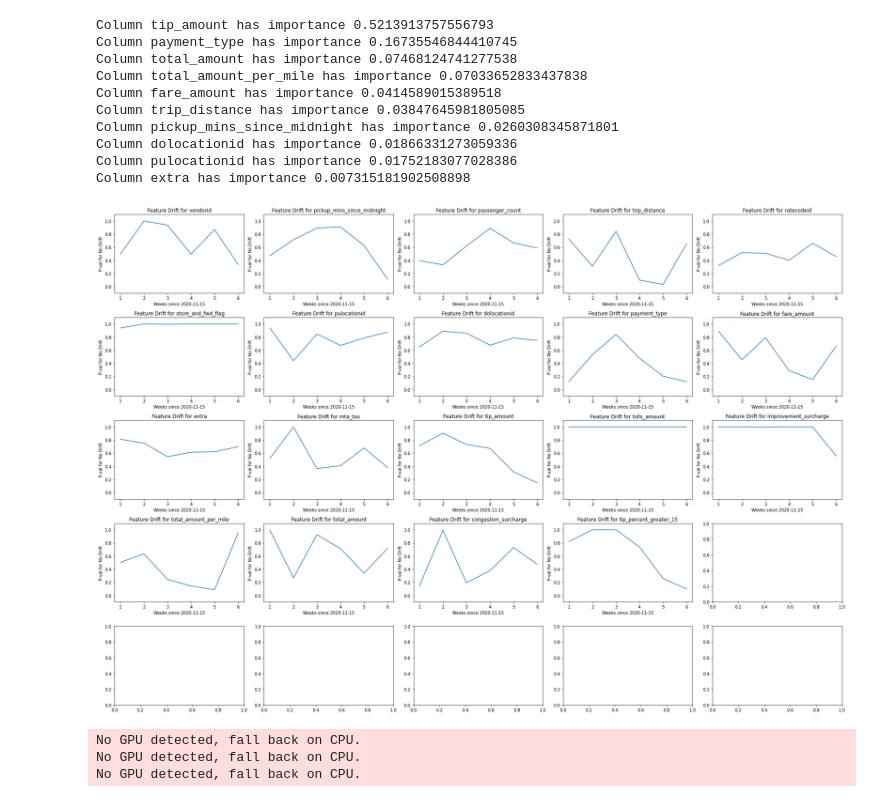
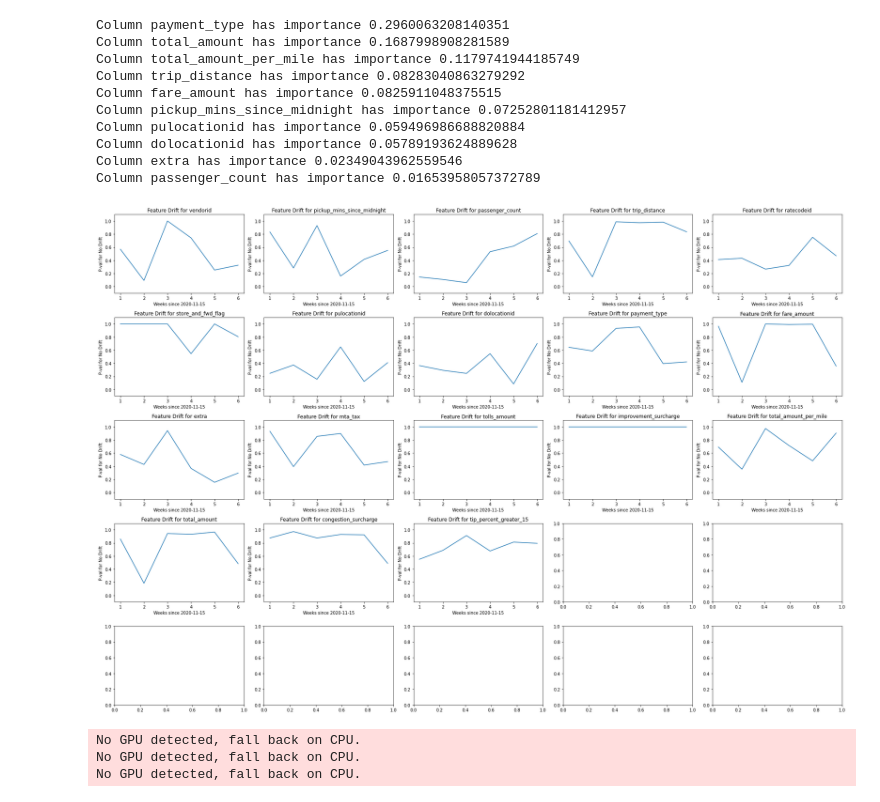
Before and after one commit to loglabs/ttb, a Jupyter notebook: model.ipynb, the cells around one changed output. Drawn from its saved outputs; the diff is of its cells as text; code cells hidden in the pictures.

```diff
--- a/model.ipynb
+++ b/model.ipynb
@@ -112,7 +114,6 @@ x_labels = [
        'pulocationid',
        'ratecodeid',
        'store_and_fwd_flag',
-       'tip_amount',
        'tolls_amount',
        'total_amount_per_mile',
        'total_amount',
@@ -129,14 +130,14 @@ name_and_importance.sort(key = itemgetter(1), reverse=True)
 for col_name, importance in name_and_importance[:10]:
     print(f"Column {col_name} has importance {importance}")
 # %% [output]
-Column tip_amount has importance 0.5213913757556793
-Column payment_type has importance 0.16735546844410745
-Column total_amount has importance 0.07468124741277538
-Column total_amount_per_mile has importance 0.07033652833437838
-Column fare_amount has importance 0.0414589015389518
-Column trip_distance has importance 0.03847645981805085
-Column pickup_mins_since_midnight has importance 0.0260308345871801
-Column dolocationid has importance 0.01866331273059336
-Column pulocationid has importance 0.01752183077028386
-Column extra has importance 0.007315181902508898
+Column payment_type has importance 0.2960063208140351
+Column total_amount has importance 0.1687998908281589
+Column total_amount_per_mile has importance 0.1179741944185749
+Column trip_distance has importance 0.08283040863279292
+Column fare_amount has importance 0.0825911048375515
+Column pickup_mins_since_midnight has importance 0.07252801181412957
+Column pulocationid has importance 0.059496986688820884
+Column dolocationid has importance 0.05789193624889628
+Column extra has importance 0.02349043962559546
+Column passenger_count has importance 0.01653958057372789
 # %%
@@ -156,5 +172,5 @@ def get_periodic_model_performance(
 # %%
-def plot_interweek_performance(
+def plot_feature_wise_interweek_performance(
     accessor_factory: AccessorFactory,
     model: ModelWrapperInterface,
     y_label: str):
@@ -162,16 +178,11 @@ def plot_interweek_performance(
     strftime_rep = '%Y-%m-%d'
 
     for ax, col_name in zip(axs.reshape(-1), df_data.columns):
-        '''
-            TODO(wangyujie): accelerate this using pd group by
-            df['ts'] = pd.to_datetime(df['tpep_pickup_datetime'])
-            df.set_index('ts')
-            df.groupby(pd.Grouper('1D')).apply(…)
-        '''
         df_accessor = accessor_factory.get((col_name,), y_label)
         drifts_arr = get_periodic_model_performance(df_accessor, model)
 
-        ax.set_ylim((-.1, 1.1)) # Can't see 0 or 1 on graph if (0,1)
+        # Can't see 0 or 1 on graph if (0,1)
+        ax.set_ylim((-.1, 1.1))
         ax.title.set_text(f'Feature Drift for {col_name}')
         ax.set_ylabel('P-val for No Drift')
         ax.set_xlabel(f'Weeks since {df_accessor.get_fit_dates()[0].strftime(strftime_rep)}')
@@ -187,38 +198,59 @@ def get_drift_perf(
 
     df_accessor = accessor_factory.get(x_labels, y_label)
     return get_periodic_model_performance(df_accessor, model)
+
+def get_drift_perf_with_runtimes(
+    accessor_factory: AccessorFactory,
+    model: ModelWrapperInterface,
+    x_labels: tuple[str, ...],
+    y_label: str) -> np.array:
+
+    df_accessor = accessor_factory.get(x_labels, y_label)
+    return get_periodic_model_performance_with_time(
+        df_accessor, model)
+
+
+def create_df_model_performance(
+    model_name: str,
+    model_perf: np.array,
+    date_slices: tuple[datetime, datetime]) -> pd.DataFrame:
+
+    strftime_rep = '%Y-%m-%d'
+    start_dates = (start_date for start_date, _ in date_slices)
+
+    date_dict = {start_date.strftime(strftime_rep): perf for start_date, perf in zip(start_dates, model_perf)}
+    return pd.DataFrame(date_dict, index=[model_name])
 # %%
 data_cols = [
        'vendorid',
        'pickup_mins_since_midnight',
        'passenger_count',
        'trip_distance',
        'ratecodeid',
        'store_and_fwd_flag',
        'pulocationid',
        'dolocationid',
        'payment_type',
        'fare_amount',
        'extra',
        'mta_tax',
-       'tip_amount',
        'tolls_amount',
        'improvement_surcharge',
        'total_amount_per_mile',
        'total_amount',
        'congestion_surcharge',
        'tip_percent_greater_15']
 df_data = df_sample[data_cols]
 time_index_col = df_sample['tpep_pickup_datetime']
 date_slices = tuple(
     date_iter_step_size(global_start_date, global_end_date))
 accessor_factory_annotated = AccessorFactory(
     df_data, time_index_col, date_slices[0], date_slices[1:],
     is_continuous_annotations)
 
-plot_interweek_performance(
+plot_feature_wise_interweek_performance(
     accessor_factory_annotated,
     TabularModel(),
     'tip_percent_greater_15')
 # %% [output]
-[figure, old version]
+[figure, new version]
```
Also changed, not shown: parts of 6 cells of this notebook, 4 other files.
